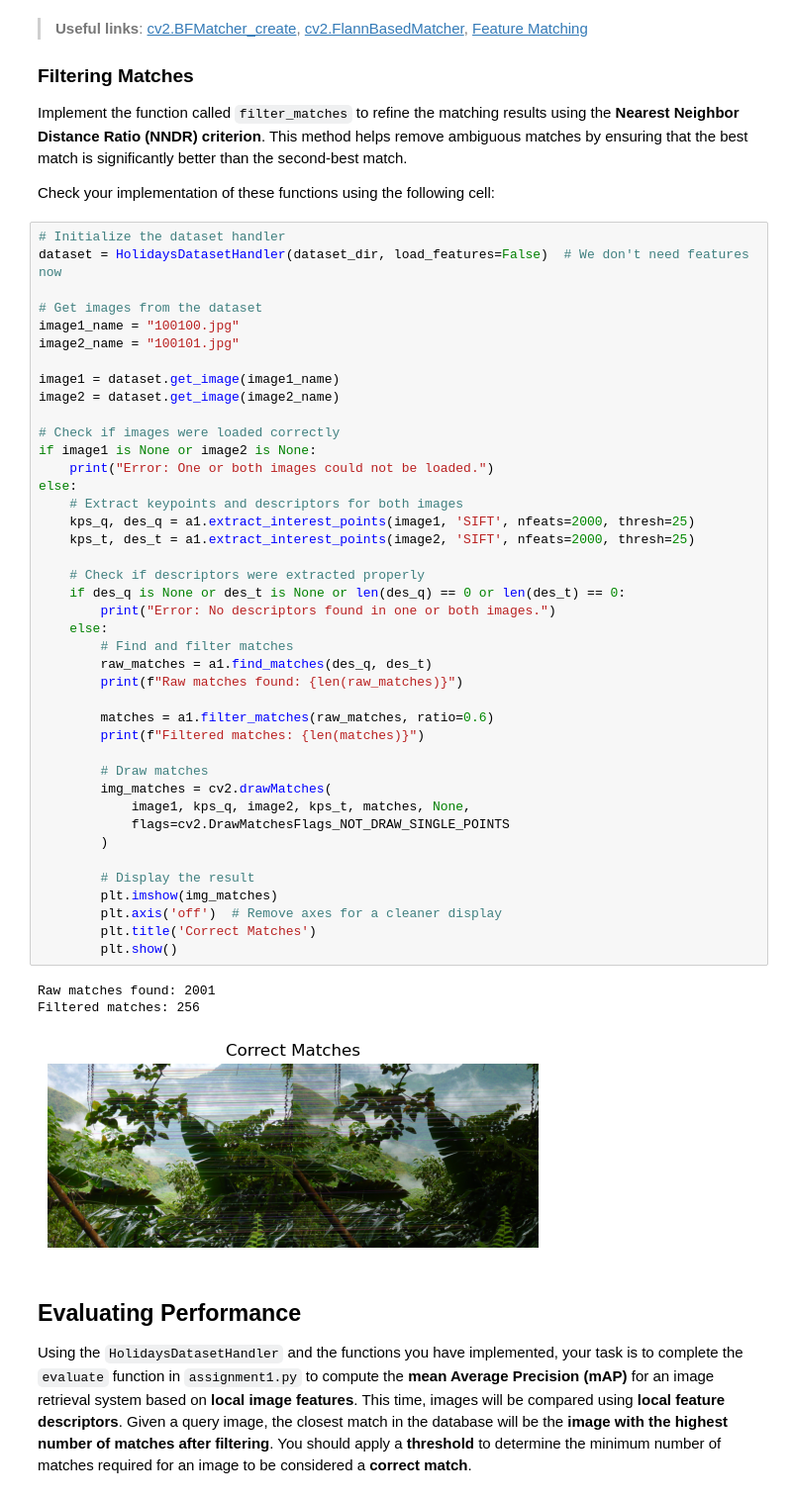
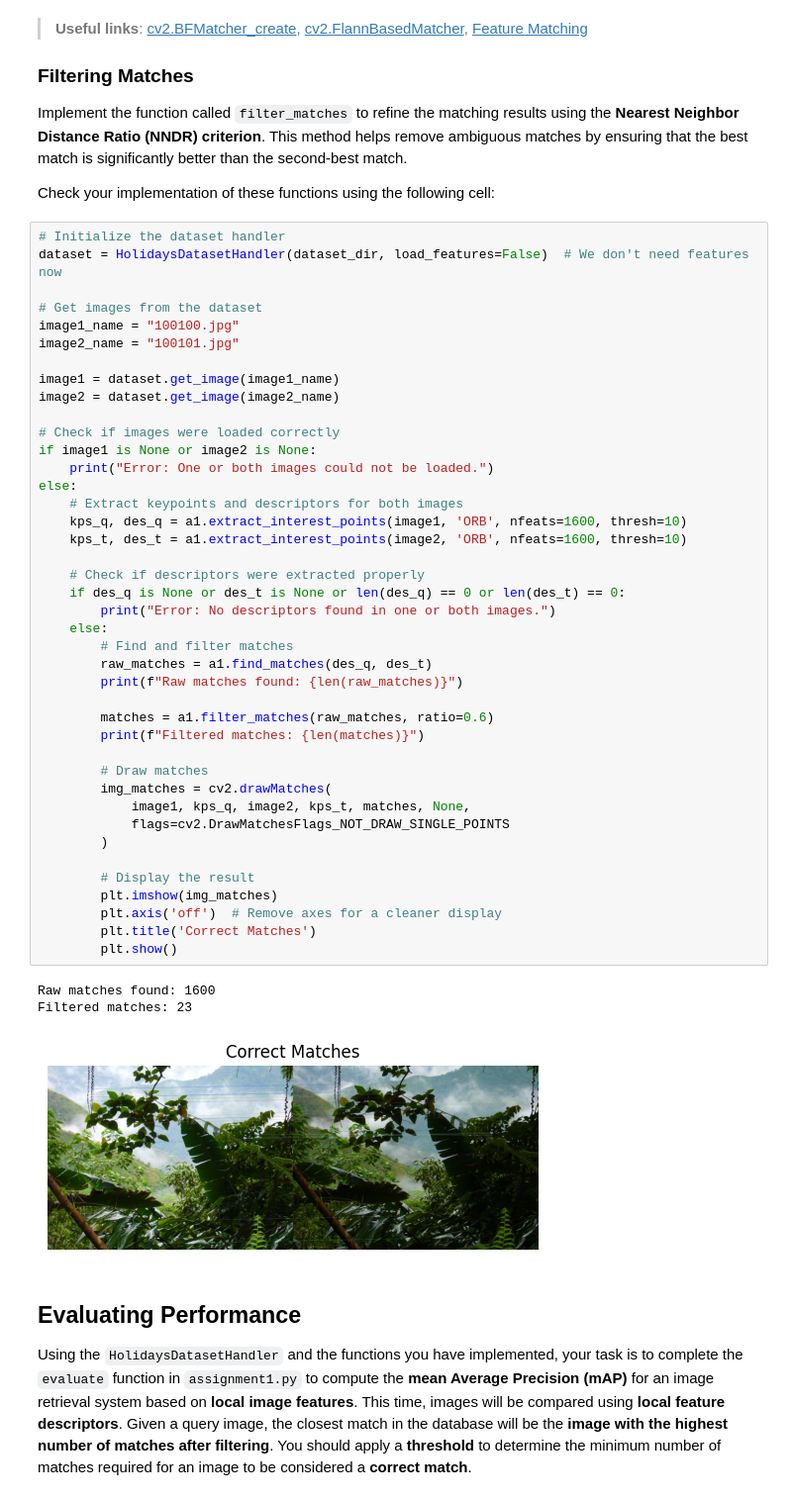
Before and after one commit to Frankwii/IIRBC_assignment1, a Jupyter notebook: 11762_Image_Description.ipynb, the cells around one changed output. Shown at 99% size. Cells and saved outputs as stored; diff of their text form.

```diff
--- a/11762_Image_Description.ipynb
+++ b/11762_Image_Description.ipynb
@@ -602,38 +548,38 @@ image2 = dataset.get_image(image2_name)
 
 # Check if images were loaded correctly
 if image1 is None or image2 is None:
     print("Error: One or both images could not be loaded.")
 else:
     # Extract keypoints and descriptors for both images
-    kps_q, des_q = a1.extract_interest_points(image1, 'SIFT', nfeats=2000, thresh=25)
-    kps_t, des_t = a1.extract_interest_points(image2, 'SIFT', nfeats=2000, thresh=25)
+    kps_q, des_q = a1.extract_interest_points(image1, 'ORB', nfeats=1600, thresh=10)
+    kps_t, des_t = a1.extract_interest_points(image2, 'ORB', nfeats=1600, thresh=10)
 
     # Check if descriptors were extracted properly
     if des_q is None or des_t is None or len(des_q) == 0 or len(des_t) == 0:
         print("Error: No descriptors found in one or both images.")
     else:
         # Find and filter matches
         raw_matches = a1.find_matches(des_q, des_t)
         print(f"Raw matches found: {len(raw_matches)}")
 
         matches = a1.filter_matches(raw_matches, ratio=0.6)
         print(f"Filtered matches: {len(matches)}")
 
         # Draw matches
         img_matches = cv2.drawMatches(
             image1, kps_q, image2, kps_t, matches, None,
             flags=cv2.DrawMatchesFlags_NOT_DRAW_SINGLE_POINTS
         )
 
         # Display the result
         plt.imshow(img_matches)
         plt.axis('off')  # Remove axes for a cleaner display
         plt.title('Correct Matches')
         plt.show()
 # %% [output]
-Raw matches found: 2001
-Filtered matches: 256
+Raw matches found: 1600
+Filtered matches: 23
-[figure, old version]
+[figure, new version]
 # %% [markdown]
 ## Evaluating Performance
 
```
Also changed, not shown: parts of 37 cells of this notebook, 2 other files.
